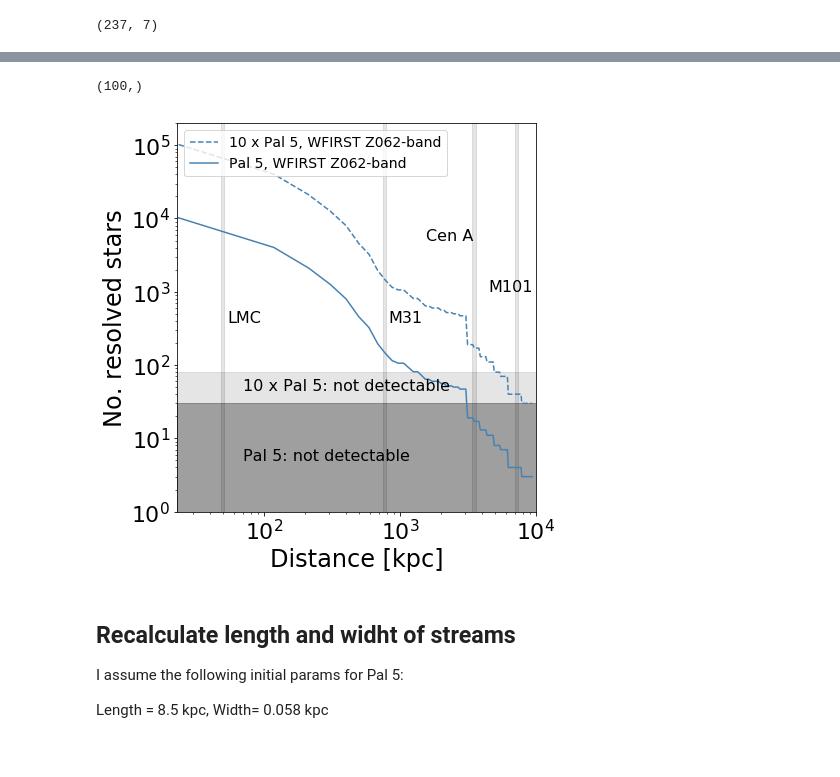
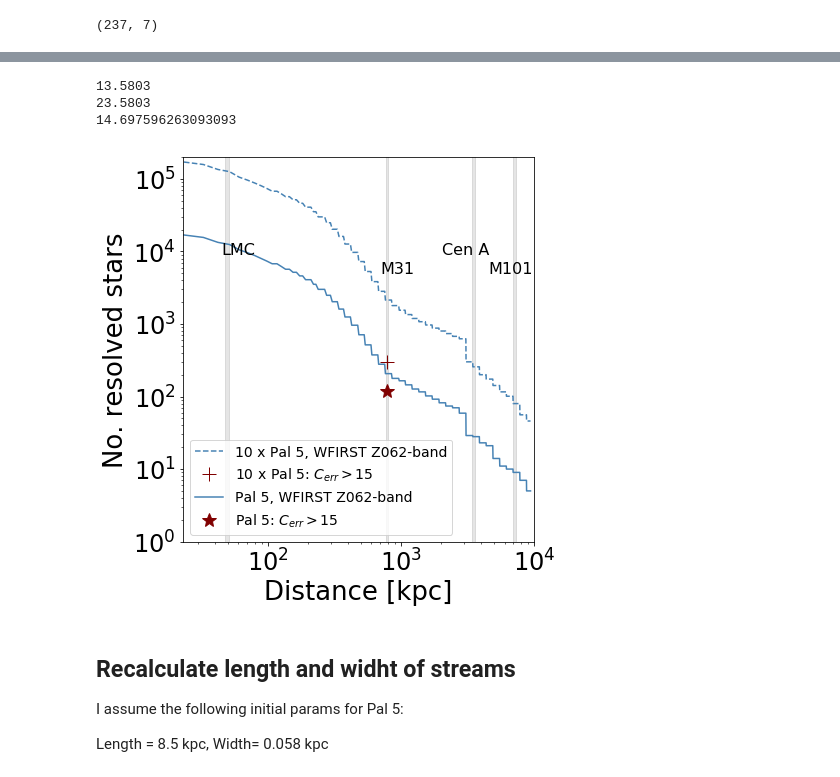
Before and after one commit to sapearson/GCsExternal, a Jupyter notebook: notebooks/PaperFigures.ipynb, the cells around one changed output, grey strips where cells are left out. Drawn from its saved outputs; the diff is of its cells as text; code cells hidden in the pictures.

```diff
--- a/notebooks/PaperFigures.ipynb
+++ b/notebooks/PaperFigures.ipynb
@@ -61,9 +69,7 @@ sample_lowmasses = []
 tot_norm = 0
 
 
-d_mod = 16.8553 ##distance modulus Pal5
-
-while tot_norm < 1767:
+while tot_norm < 3000:#1767: #
     sample_lowmasses.append(my_imf_low.rvs(size=1))
     sample_gmags = inter_gmags(sample_lowmasses) + d_mod
     hist_gmag, bins_edges = np.histogram(sample_gmags, bins = 36, range = [15, 33])
@@ -308,3 +407,21 @@ nstars_pandas
+# %%
+###FUrthest distance we can see Pal 5 with WFIRST
+max_R = np.min(wfirst_R)
+print(max_R + d_mod)
+
+#A factor of 100 furtger away yields 10 more mags
+print(max_R + d_mod + 10)
+
+dfac_uplim = 870#435#33#andr # factor you move distance farther out by
+d_pal5 = 23500 # kpc
+mod_pal5 = 5*np.log10(d_pal5/10)
+mod =  5*np.log10(d_pal5 * dfac_uplim/10)
+mag_fac_uplim = mod - mod_pal5
+print(mag_fac_uplim)
+# %% [output]
+13.5803
+23.5803
+14.697596263093093
 # %%
 #np.linspace(1,200,200)
 # %%
@@ -358,15 +476,10 @@ for i in range(len(dfac_m10)):
     mag_ind = np.where((mag_array + mag_fac[i] > 26.9) & (mag_array + mag_fac[i] < 27.3))
  #   print(mag_ind[0][0])
  #   print(cum_stars_Z[mag_ind[0][0]])
-    no_stars_m10[i] = cum_stars_Z[mag_ind[0][0]]
+    no_stars_m10[i] = cum_stars_Z_m10[mag_ind[0][0]]
 
 #no_stars
 # %%
 distance = np.arange(0,10,0.1)
 Pal5_stars_wfirst = np.linspace(20,0,100)
 Pal5_x10_stars_wfirst =np.linspace(200,0,100)
-# %%
-#dfac*d_pal5/1000
-dfac_m10.shape
-# %% [output]
-(100,)
@@ -373,47 +494,58 @@ dfac_m10.shape
 # %%
 
 fig,axes = plt.subplots(1,1,figsize=(7,7))
 
 mpl.rcParams.update({'font.size': 24})
 label_size = 22
 mpl.rcParams['xtick.labelsize'] = label_size
 mpl.rcParams['ytick.labelsize'] = label_size
 
 
 #axes.plot(distance ,Pal5_x10_stars_wfirst ,label='10 x Pal 5', color='maroon', linestyle='--')
 #axes.plot(distance ,Pal5_stars_wfirst ,label='Pal 5', color = 'maroon')
-axes.plot(dfac_m10 * d_pal5/1000 , no_stars*10, label='10 x Pal 5, WFIRST Z062-band', linestyle='--', color='steelblue')#,label='10 x Pal 5', color='maroon', linestyle='--')
+axes.plot(dfac_m10 * d_pal5/1000 , no_stars_m10, label='10 x Pal 5, WFIRST Z062-band', linestyle='--', color='steelblue')#,label='10 x Pal 5', color='maroon', linestyle='--')
+
+
+
+axes.plot(785, 300, marker='+', color='maroon',markersize=14,linestyle='none',label='10 x Pal 5: $C_{err}>15$') #for counting err >15
+#####
+
 
 axes.plot(dfac * d_pal5/1000 , no_stars, label='Pal 5, WFIRST Z062-band', color= 'steelblue')#,label='10 x Pal 5', color='maroon', linestyle='--')
-
 #axes.set_title('FeH = all, R$_{gc}$ = 10kpc')
 axes.set_xlabel('Distance [kpc]')
-axes.fill_between([48,51],0,1000000,color='black', alpha=0.1)
-axes.text(54,380, 'LMC', fontsize=16,color='black')
-axes.fill_between([755,785],0,1000000,color='black', alpha=0.1)
-axes.text(820,380, 'M31', fontsize=16,color='black')
-axes.fill_between([3400,3600],0,1000000,color='black', alpha=0.1)
-axes.text(1550, 5000, 'Cen A', fontsize=16,color='black')
-axes.fill_between([7000,7360],0,1000000,color='black', alpha=0.1)
-axes.text(4500, 1000, 'M101', fontsize=16,color='black')
+axes.fill_between([48,51],0,2000000,color='black', alpha=0.1)
+axes.text(45,9000, 'LMC', fontsize=16,color='black')
+axes.fill_between([770,800],0,2000000,color='black', alpha=0.1)
+axes.text(700,5000, 'M31', fontsize=16,color='black')
+axes.fill_between([3400,3600],0,2000000,color='black', alpha=0.1)
+axes.text(2050, 9000, 'Cen A', fontsize=16,color='black')
+axes.fill_between([7000,7360],0,2000000,color='black', alpha=0.1)
+axes.text(4500, 5000, 'M101', fontsize=16,color='black')
 
 
-axes.fill_between([0,10060],0,80,color='black', alpha=0.1)
-axes.text(70, 45, '10 x Pal 5: not detectable', color='black',fontsize=16)
-axes.fill_between([0,10060],0,30,color='black', alpha=0.3)
-axes.text(70, 5, 'Pal 5: not detectable', color='black',fontsize=16)
+#### I get this from WFIRST_paper_figure.ipynb notebook by estimateing how mant stars I need for
+#### C_err > 15 at a given distance
+axes.plot(785, 120, marker='*', color='maroon',markersize=14,linestyle='none',label='Pal 5: $C_{err}>15$') #for counting err >15
+#####
+
+
+#axes.fill_between([0,20060],0,80,color='black', alpha=0.1)
+#axes.text(30, 42, '10 x Pal 5: not detectable', color='black',fontsize=16)
+#axes.fill_between([0,20060],0,30,color='black', alpha=0.3)
+#axes.text(30, 5, 'Pal 5: not detectable', color='black',fontsize=16)
 axes.set_ylabel('No. resolved stars')
 axes.set_xlim([23,10000])
 axes.set_yscale('log')
 axes.set_xscale('log')
 axes.set_ylim([1,200000])
-axes.legend(fontsize=14, loc=('upper left'))
+axes.legend(fontsize=14, loc=('lower left'))
 fig.tight_layout()
 
 
-fig.savefig('Fig4_Distance.pdf',  rasterized=True)
+fig.savefig('Fig4_Distance_IMF3000.pdf',  rasterized=True)
 # %% [output]
-[figure, old version]
+[figure, new version]
 # %%
 d_mod_pal5 = 5*np.log10(23500/10)
 # %% [markdown]
```
Also changed, not shown: parts of 55 cells of this notebook, 1 other file.
